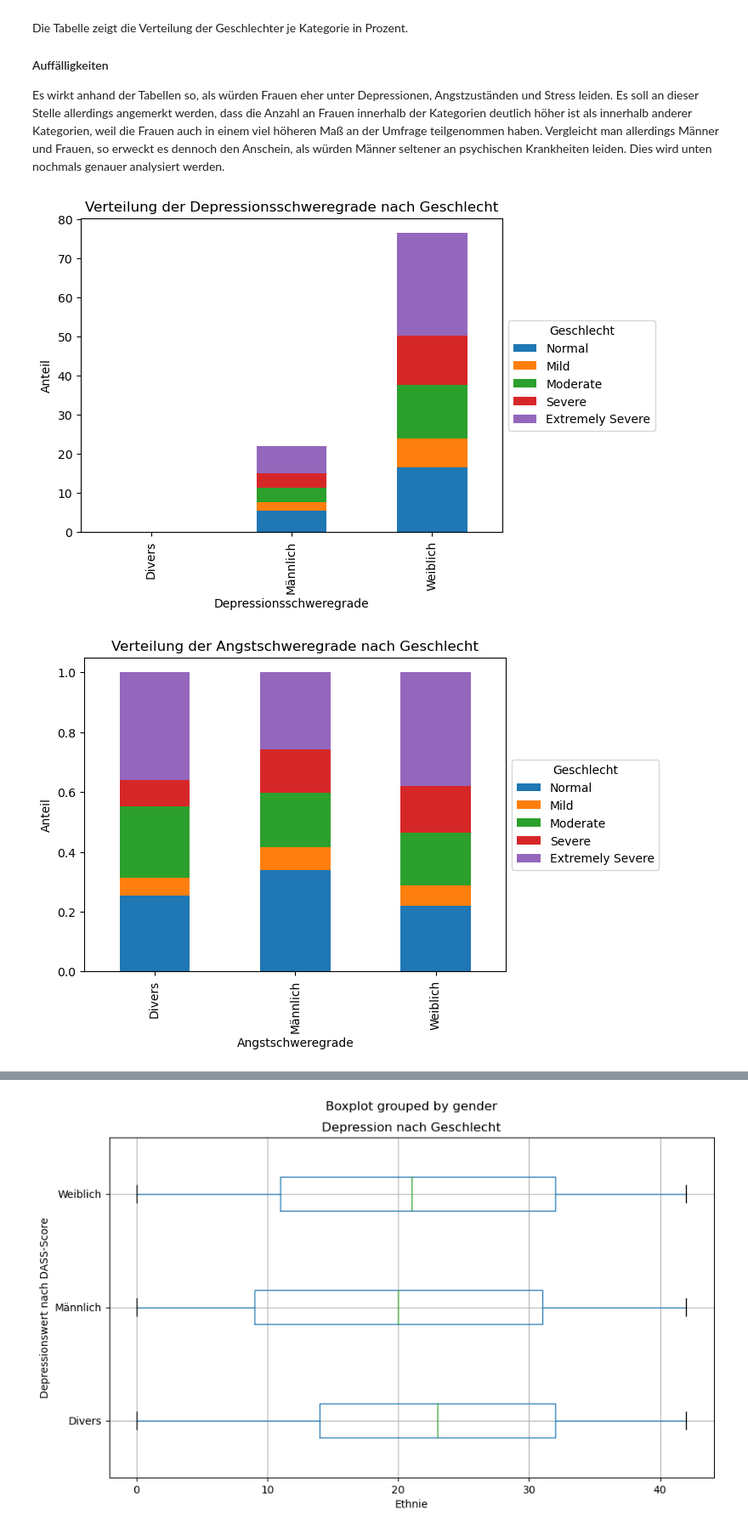
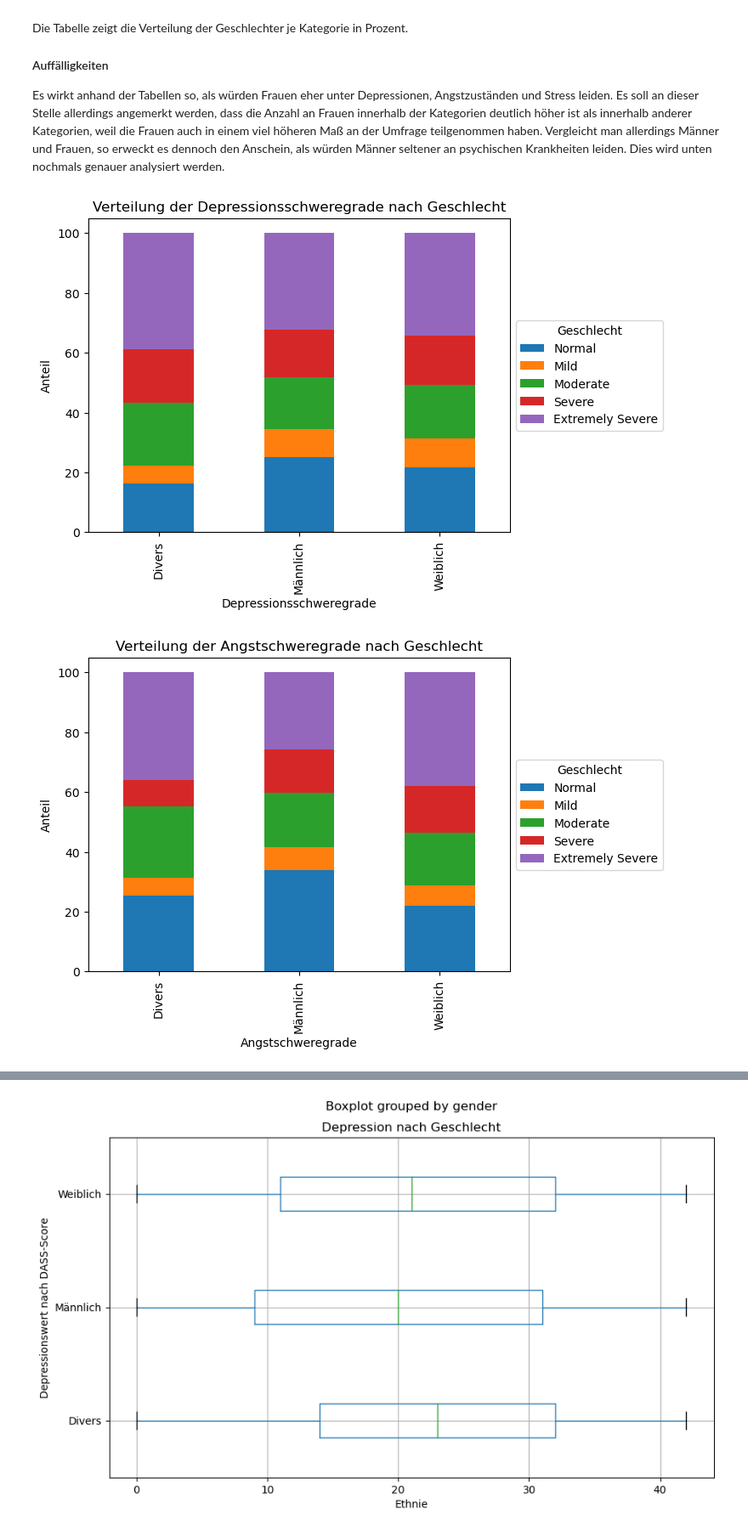
Before and after one commit to wi21b030/Mental-Health, a Jupyter notebook: Mental-Health.ipynb, the cells around one changed output, grey strips where cells are left out. Shown at 85% size. Drawn from its saved outputs; the diff is of its cells as text; code cells hidden in the pictures.

```diff
--- a/Mental-Health.ipynb
+++ b/Mental-Health.ipynb
@@ -770,27 +778,28 @@ Die Tabelle zeigt die Verteilung der Geschlechter je Kategorie in Prozent.
 #### Auffälligkeiten
 Es wirkt anhand der Tabellen so, als würden Frauen eher unter Depressionen, Angstzuständen und Stress leiden. Es soll an dieser Stelle allerdings angemerkt werden, dass die Anzahl an Frauen innerhalb der Kategorien deutlich höher ist als innerhalb anderer Kategorien, weil die Frauen auch in einem viel höheren Maß an der Umfrage teilgenommen haben. Vergleicht man allerdings Männer und Frauen, so erweckt es dennoch den Anschein, als würden Männer seltener an psychischen Krankheiten leiden. Dies wird unten nochmals genauer analysiert werden.
 # %%
-gender_anxiety_counts = gender_anxiety_counts.div(gender_anxiety_counts.sum(axis=1), axis=0)
-gender_stress_counts = gender_stress_counts.div(gender_stress_counts.sum(axis=1), axis=0)
+gender_depression_counts = gender_depression_counts.div(gender_depression_counts.sum(axis=1), axis=0)*100
+gender_anxiety_counts = gender_anxiety_counts.div(gender_anxiety_counts.sum(axis=1), axis=0)*100
+gender_stress_counts = gender_stress_counts.div(gender_stress_counts.sum(axis=1), axis=0)*100
 gender_depression_counts.plot(kind='bar', stacked=True)
 plt.title('Verteilung der Depressionsschweregrade nach Geschlecht')
 plt.xlabel('Depressionsschweregrade')
 plt.ylabel('Anteil')
 plt.legend(title='Geschlecht', loc='center left', bbox_to_anchor=(1, 0.5))
 
 gender_anxiety_counts.plot(kind='bar', stacked=True)
 plt.title('Verteilung der Angstschweregrade nach Geschlecht')
 plt.xlabel('Angstschweregrade')
 plt.ylabel('Anteil')
 plt.legend(title='Geschlecht', loc='center left', bbox_to_anchor=(1, 0.5))
 
 gender_stress_counts.plot(kind='bar', stacked=True)
 plt.title('Verteilung der Stressschweregrade nach Geschlecht')
 plt.xlabel('Stressschweregrade')
 plt.ylabel('Anteil')
 plt.legend(title='Geschlecht', loc='center left', bbox_to_anchor=(1, 0.5))
 
 plt.show()
 # %% [output]
-[figure, old version]
+[figure, new version]
-[figure, old version]
+[figure, new version]
```
Also changed, not shown: parts of 29 cells of this notebook, 1 other file.
